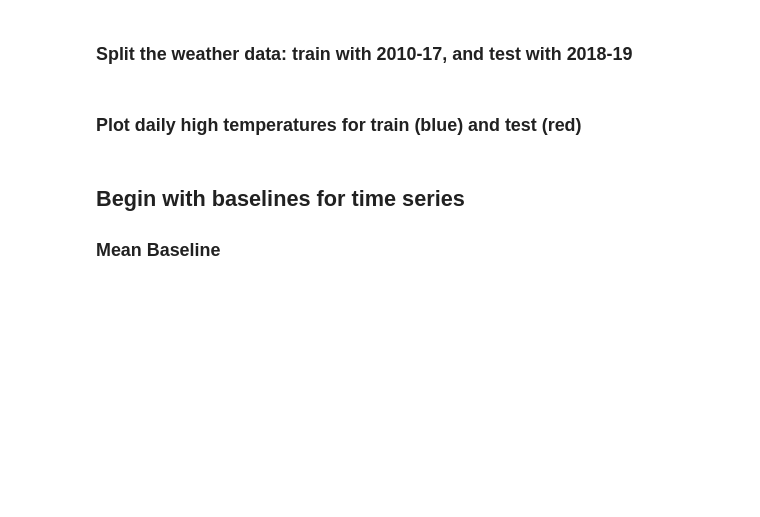
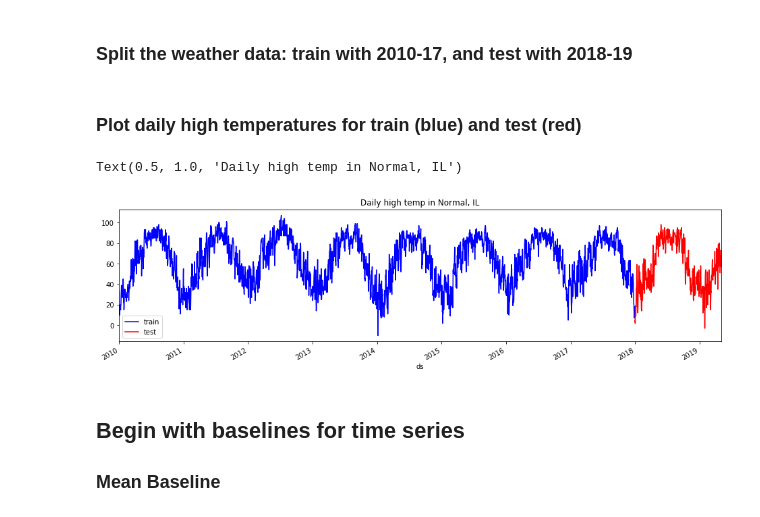
Before and after one commit to bloominstituteoftechnology/DS-Unit-2-Regression-1, a Jupyter notebook: module2-evaluating-forecasts/evaluating_forecasts.ipynb, the cells around one changed output. Cells and saved outputs as stored; diff of their text form; code cells hidden in the pictures; blank space fills up the shorter version.

```diff
--- a/module2-evaluating-forecasts/evaluating_forecasts.ipynb
+++ b/module2-evaluating-forecasts/evaluating_forecasts.ipynb
@@ -158,2 +169,12 @@ weather = (pd.read_csv(url, parse_dates=['DATE'])
+# %%
+# TODO
+weather.head()
+weather = weather.set_index('ds')
+# %%
+train = weather['2010':'2017']
+test = weather['2018':'2019']
+# %%
+train = train.reset_index()
+test = test.reset_index()
 # %% [markdown]
 ### Plot daily high temperatures for train (blue) and test (red)
@@ -162,3 +181,11 @@ weather = (pd.read_csv(url, parse_dates=['DATE'])
+# %%
+# TODO
+ax = train.plot(x='ds',y='y',color='blue',label='train',figsize=(16,4))
+test.plot(x='ds',y='y',color='red',ax=ax,label='test')
+plt.title('Daily high temp in Normal, IL')
+# %% [output]
+Text(0.5, 1.0, 'Daily high temp in Normal, IL')
+[figure, added]
 # %% [markdown]
 ## Begin with baselines for time series
 
```
Also changed, not shown: parts of 20 cells of this notebook, 15 other files.
